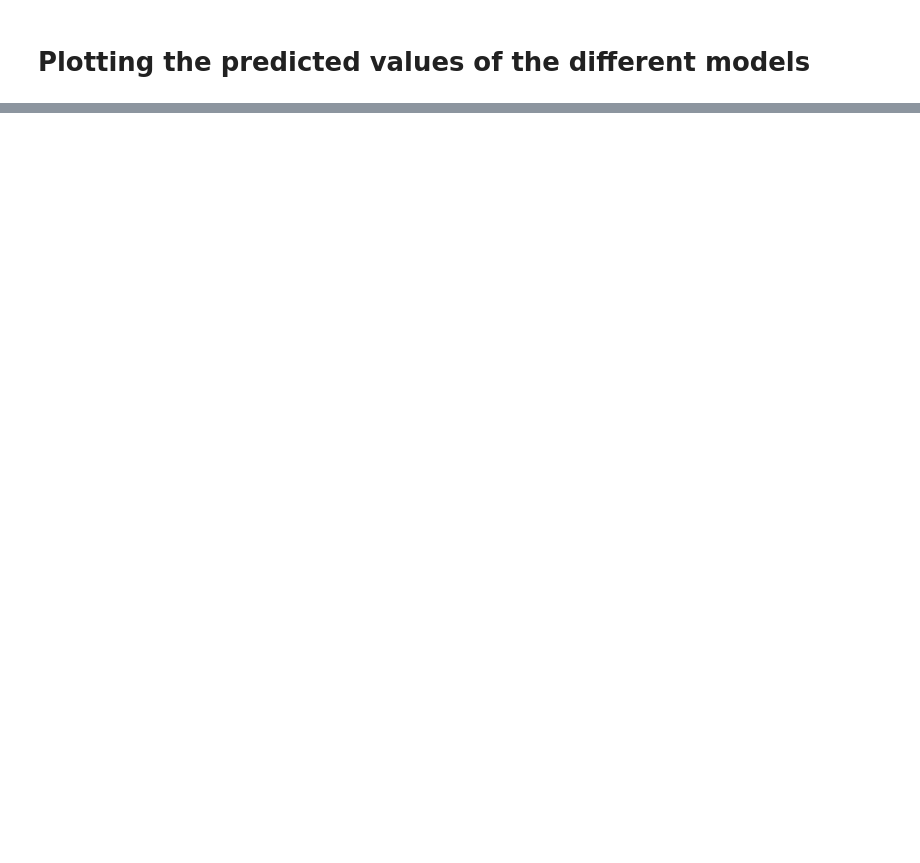
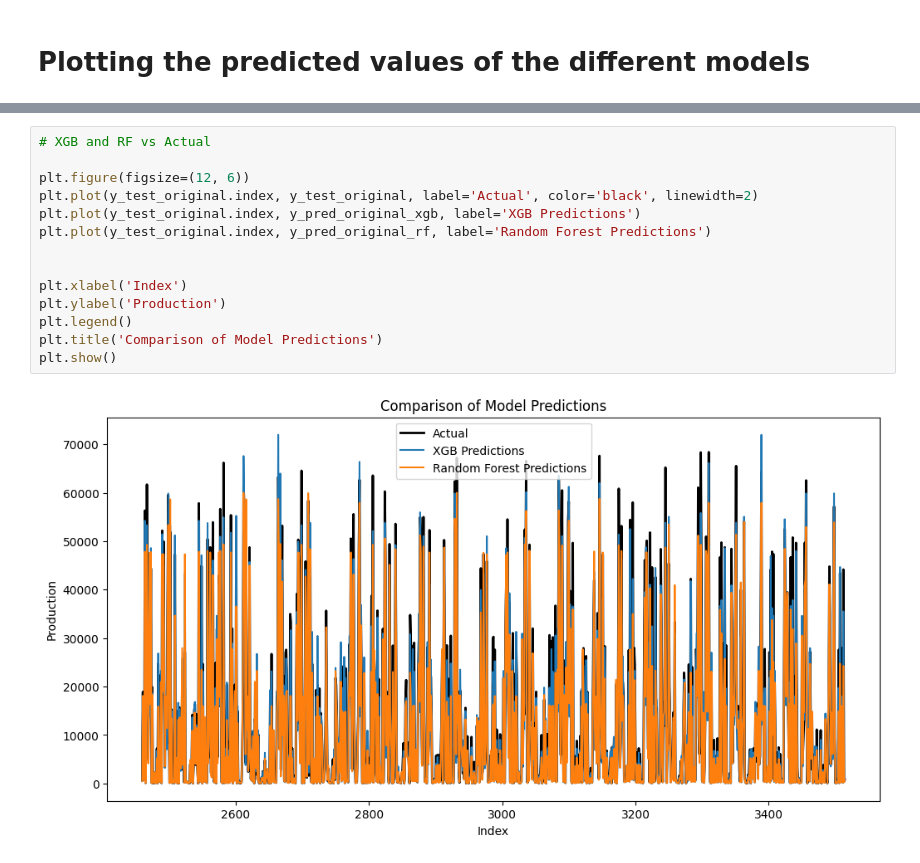
Before and after one commit to kazeulo/Project_197, a Jupyter notebook: Final version 1.ipynb, the cells around one changed output, grey strips where cells are left out. Cells and saved outputs as stored; diff of their text form; blank space fills up the shorter version.

```diff
--- a/Final version 1.ipynb
+++ b/Final version 1.ipynb
@@ -998,0 +1105,16 @@ NameError: name 'plt' is not defined
+# %%
+# XGB and RF vs Actual
+
+plt.figure(figsize=(12, 6))
+plt.plot(y_test_original.index, y_test_original, label='Actual', color='black', linewidth=2)
+plt.plot(y_test_original.index, y_pred_original_xgb, label='XGB Predictions')
+plt.plot(y_test_original.index, y_pred_original_rf, label='Random Forest Predictions')
+
+
+plt.xlabel('Index')
+plt.ylabel('Production')
+plt.legend()
+plt.title('Comparison of Model Predictions')
+plt.show()
+# %% [output]
+[figure, added]
```
Also changed, not shown: parts of 28 cells of this notebook.
